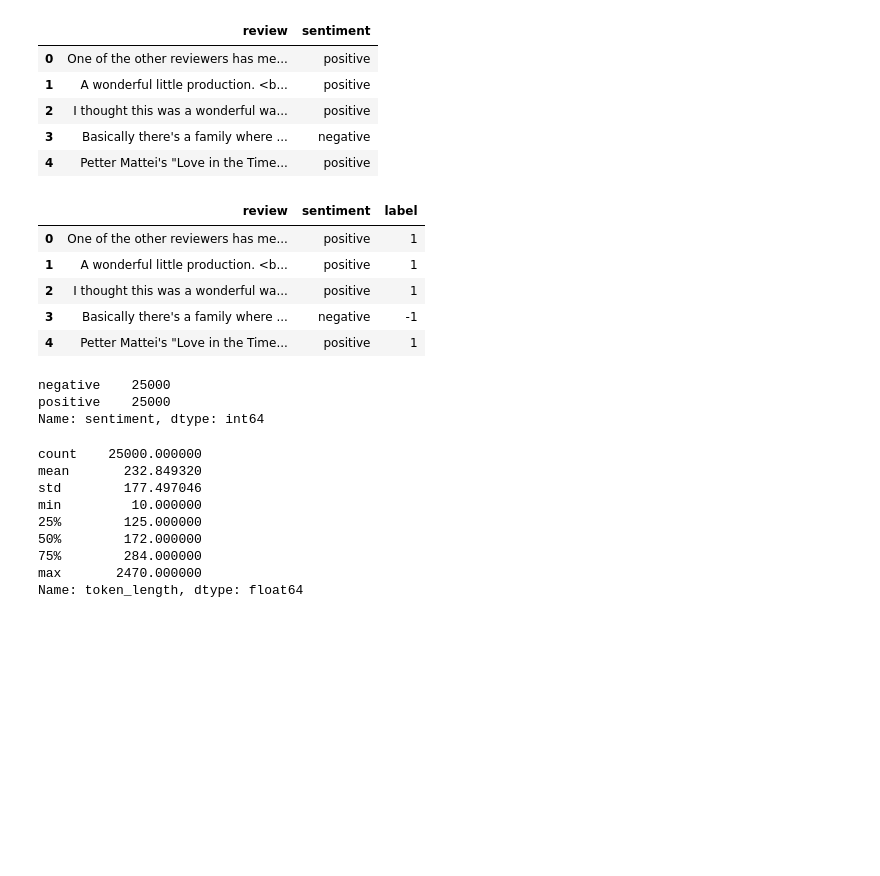
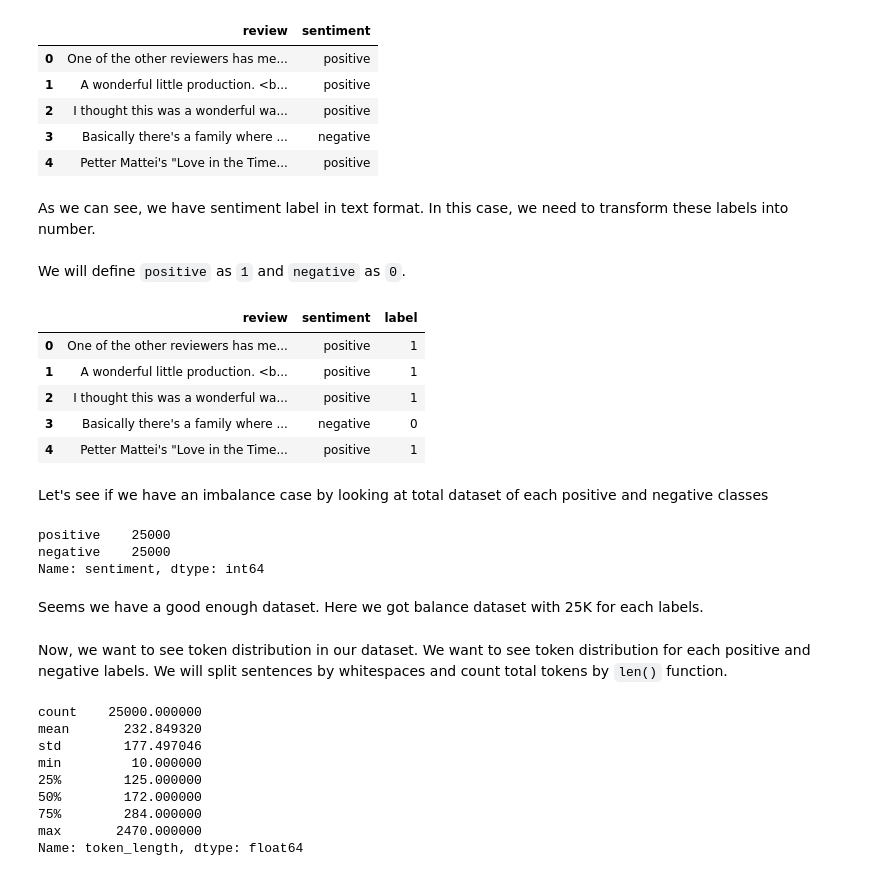
Before and after one commit to fhrzn/study-archive, a Jupyter notebook: sentiment-analysis/notebook/rnn-movie-review.ipynb, the cells around one changed output. Cells and saved outputs as stored; diff of their text form; code cells hidden in the pictures; blank space fills up the shorter version.

```diff
--- a/sentiment-analysis/notebook/rnn-movie-review.ipynb
+++ b/sentiment-analysis/notebook/rnn-movie-review.ipynb
@@ -55,25 +69,35 @@ data.head()
 | 2 | I thought this was a wonderful wa... | positive |
 | 3 | Basically there's a family where ... | negative |
 | 4 | Petter Mattei's "Love in the Time... | positive |
+# %% [markdown]
+As we can see, we have sentiment label in text format. In this case, we need to transform these labels into number.
+<br><br>
+We will define `positive` as `1` and `negative` as `0`.
 # %%
 def transform_label(label):
-    return 1 if label == 'positive' else -1
+    return 1 if label == 'positive' else 0
 
 data['label'] = data['sentiment'].progress_apply(transform_label)
 data.head()
 # %% [output]
 |  | review | sentiment | label |
 | 0 | One of the other reviewers has me... | positive | 1 |
 | 1 | A wonderful little production. <b... | positive | 1 |
 | 2 | I thought this was a wonderful wa... | positive | 1 |
-| 3 | Basically there's a family where ... | negative | -1 |
+| 3 | Basically there's a family where ... | negative | 0 |
 | 4 | Petter Mattei's "Love in the Time... | positive | 1 |
+# %% [markdown]
+Let's see if we have an imbalance case by looking at total dataset of each positive and negative classes
 # %%
 data.sentiment.value_counts()
 # %% [output]
+positive    25000
 negative    25000
-positive    25000
 Name: sentiment, dtype: int64
+# %% [markdown]
+Seems we have a good enough dataset. Here we got balance dataset with 25K for each labels.
+# %% [markdown]
+Now, we want to see token distribution in our dataset. We want to see token distribution for each positive and negative labels. We will split sentences by whitespaces and count total tokens by `len()` function.
 # %%
 data['token_length'] = data.review.progress_apply(lambda x: len(x.split()))
 # %%
```
Also changed, not shown: parts of 57 cells of this notebook, 2 other files.
